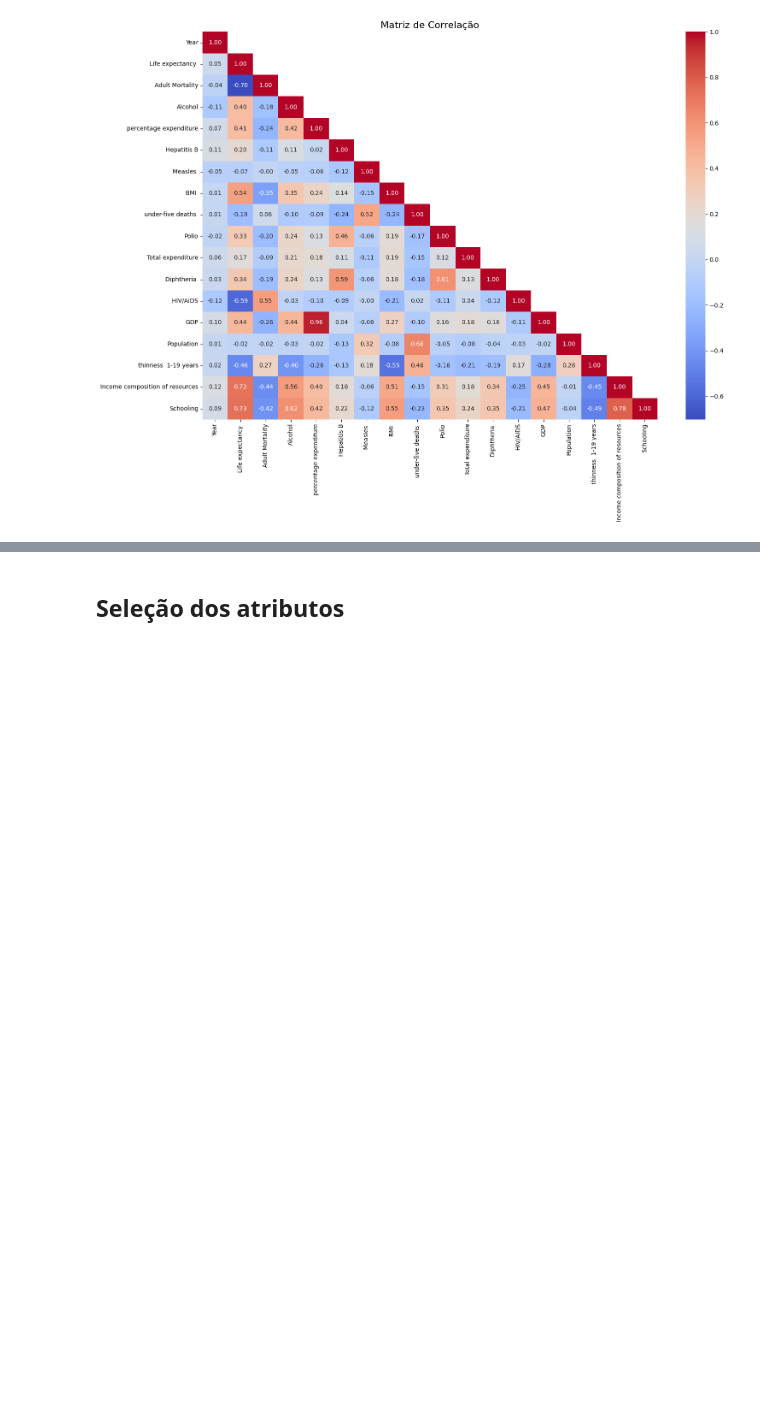
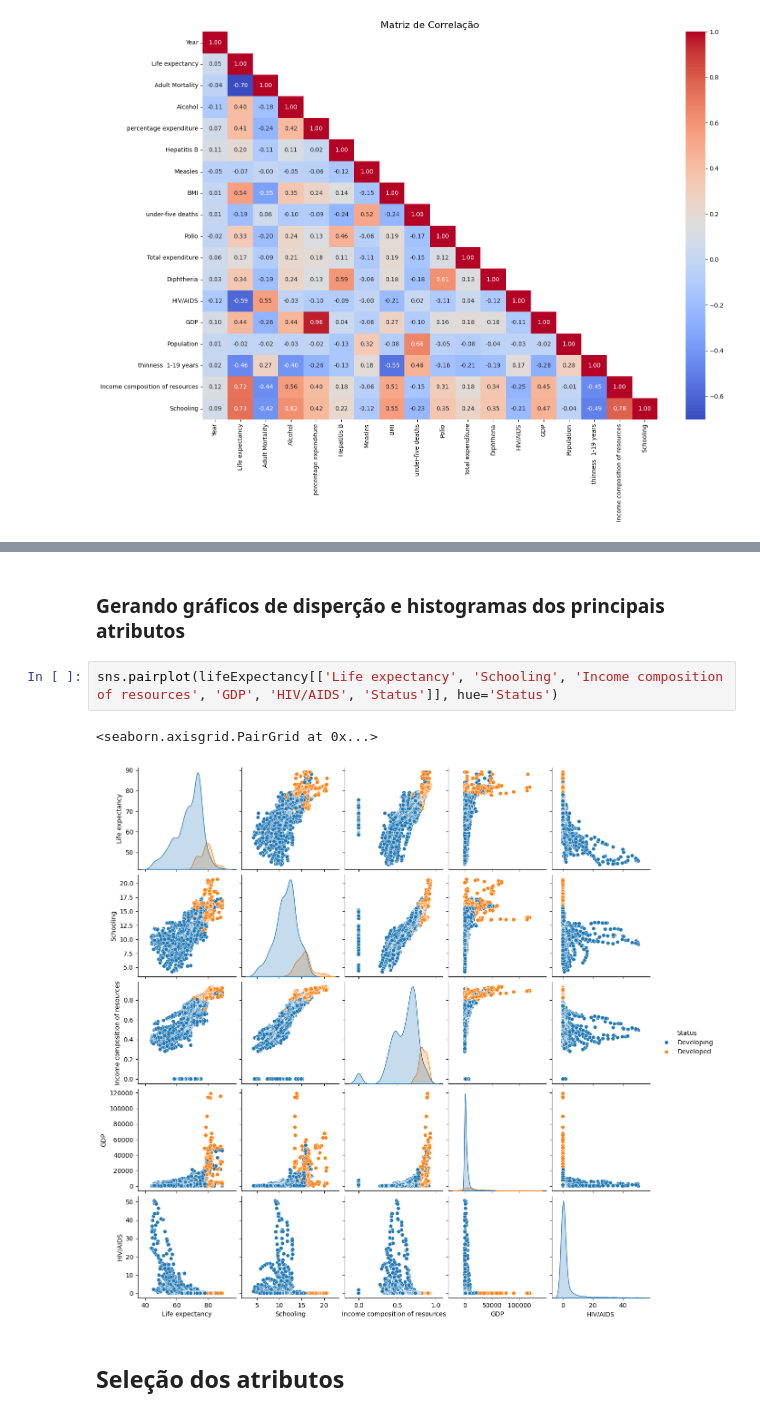
Before and after one commit to pab-h/DataScienceProcess, a Jupyter notebook: notebooks/lifeExpectancy.ipynb, the cells around one changed output, grey strips where cells are left out. Cells and saved outputs as stored; diff of their text form; blank space fills up the shorter version.

```diff
--- a/notebooks/lifeExpectancy.ipynb
+++ b/notebooks/lifeExpectancy.ipynb
@@ -287,3 +324,10 @@ Quanto maior a escolaridade, menor a mortalidade adulta, o que reforça a import
+# %% [markdown]
+### Gerando gráficos de disperção e histogramas dos principais atributos
+# %%
+sns.pairplot(lifeExpectancy[['Life expectancy', 'Schooling', 'Income composition of resources', 'GDP', 'HIV/AIDS', 'Status']], hue='Status')
+# %% [output]
+<seaborn.axisgrid.PairGrid at 0x...>
+[figure, added]
 # %% [markdown]
 ## Seleção dos atributos
 # %% [markdown]
```
Also changed, not shown: parts of 9 cells of this notebook.
